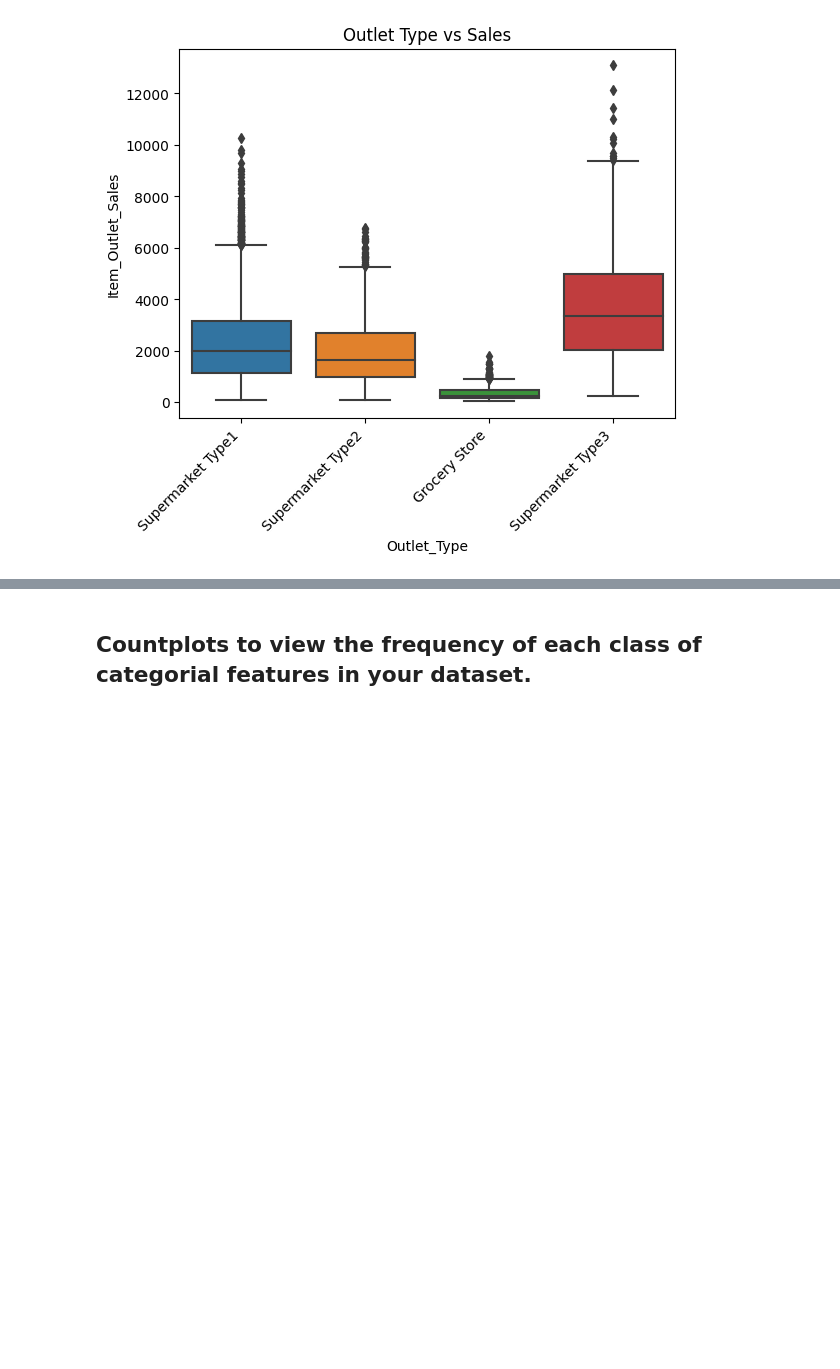
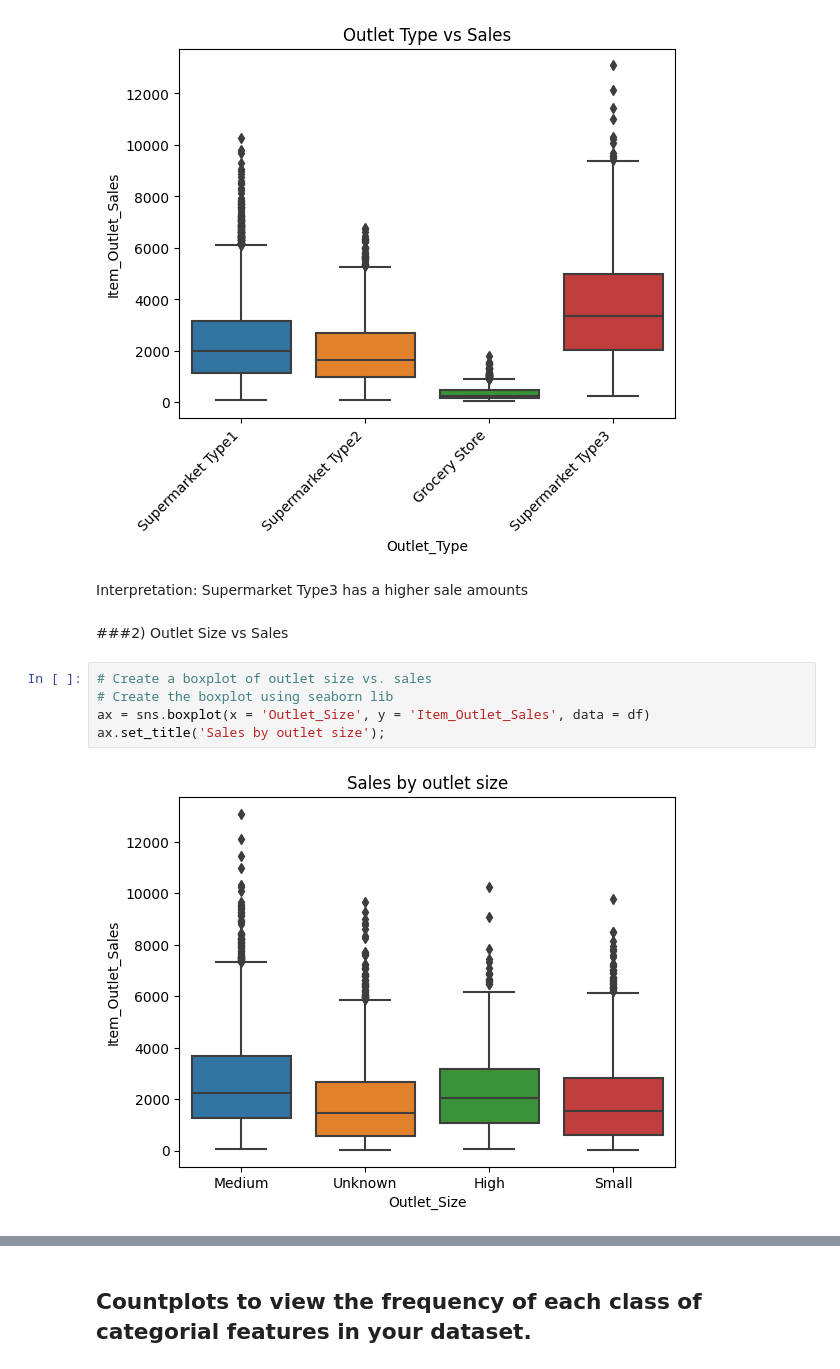
Before and after one commit to MrBCPT/Prediction-of-Product-Sales, a Jupyter notebook: Project_1_Part_3_(Core).ipynb, the cells around one changed output, grey strips where cells are left out. Cells and saved outputs as stored; diff of their text form; blank space fills up the shorter version.

```diff
--- a/Project_1_Part_3_(Core).ipynb
+++ b/Project_1_Part_3_(Core).ipynb
@@ -77,3 +195,14 @@ ax.set_xticklabels(ax.get_xticklabels(), rotation=45, ha='right')
  Text(2, 0, 'Grocery Store'),
  Text(3, 0, 'Supermarket Type3')]
 [figure]
+# %% [markdown]
+Interpretation: Supermarket Type3 has a higher sale amounts
+# %% [markdown]
+###2) Outlet Size vs Sales
+# %%
+# Create a boxplot of outlet size vs. sales
+# Create the boxplot using seaborn lib
+ax = sns.boxplot(x = 'Outlet_Size', y = 'Item_Outlet_Sales', data = df)
+ax.set_title('Sales by outlet size');
+# %% [output]
+[figure, added]
```
Also changed, not shown: parts of 33 cells of this notebook.
